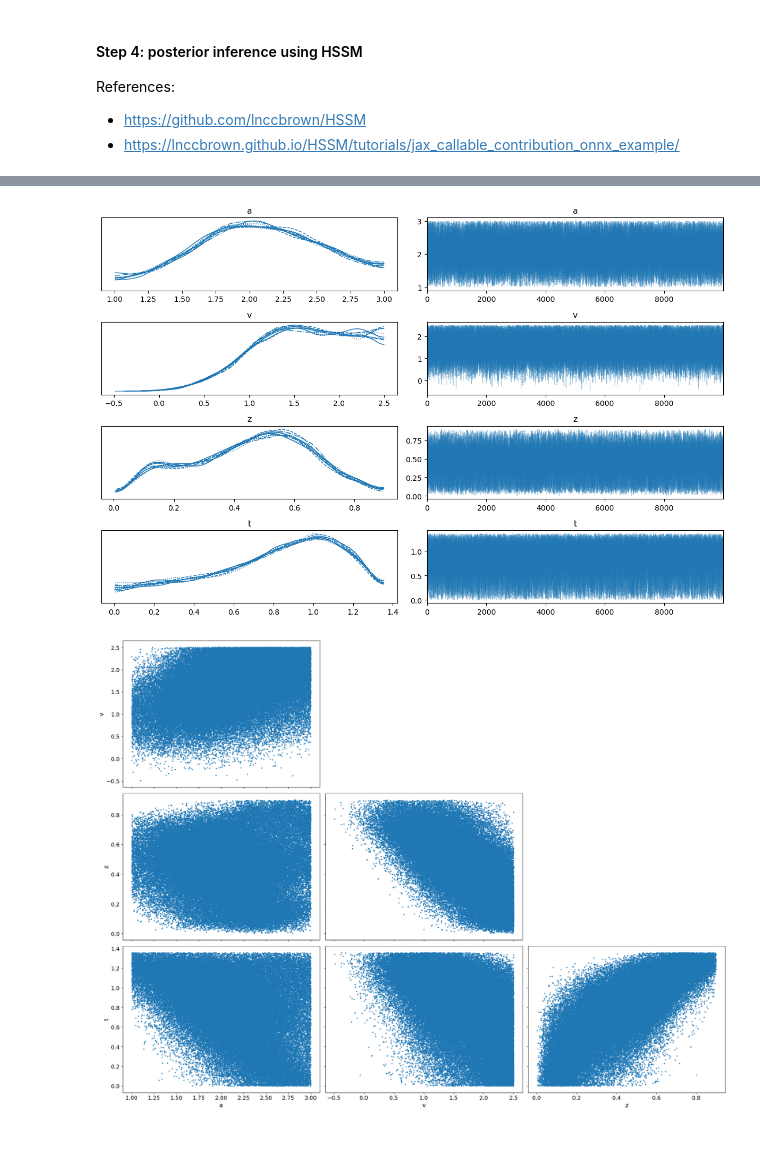
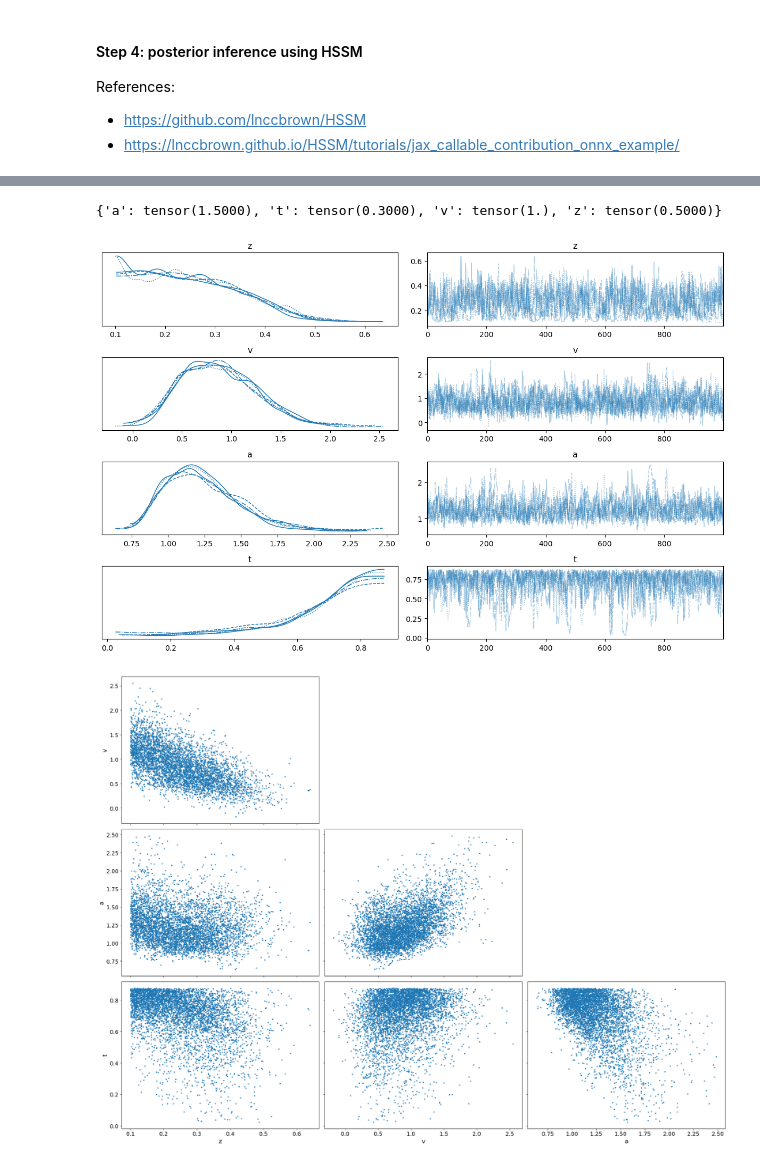
Before and after one commit to hayden-johnson/sbi-ssm, a Jupyter notebook: notebooks/lan-distillation.ipynb, the cells around one changed output, grey strips where cells are left out. Cells and saved outputs as stored; diff of their text form; code cells hidden in the pictures.

Commit message:
update or multiple trials

```diff
--- a/notebooks/lan-distillation.ipynb
+++ b/notebooks/lan-distillation.ipynb
@@ -85,9 +95,13 @@ def simulator(theta: Tensor) -> Tensor:
     return xs
 # %%
 # Define prior bounds on the parameters [v, a, z, t]
+param_names = ["v", "a", "z", "t"]
 param_lower_bounds = th.tensor([-3.0, 0.3, 0.1, 0.0])
 param_upper_bounds = th.tensor([3.0, 2.5, 0.9, 2.0])
 prior = BoxUniform(low=param_lower_bounds, high=param_upper_bounds)
+# %%
+float_bounds = [(low.item(), high.item()) for low, high in zip(param_lower_bounds, param_upper_bounds)]
+param_bounds_dict = dict(zip(param_names, float_bounds))
 # %%
 # validate simulator and prior
 prior, num_parameters, prior_returns_numpy = process_prior(prior)
@@ -330,6 +345,5 @@ jax_logp, _ = mlp.make_forward_partial(
 )
 # %%
 # Testing the signature of the JAX function 1
-n_trials = 10
 jax_logp(np.tile(np.array([1.0, 1.5, 0.5, 0.3, 1.6, 1.0]), (n_trials, 1)))
 # %% [output]
@@ -451,13 +483,8 @@ array([[<Axes: title={'center': 'a'}>, <Axes: title={'center': 'a'}>],
 # Define model config
 my_custom_model_config = ModelConfig(
     response=["rt", "response"],
-    list_params=["v", "a", "z", "t"],
-    bounds={
-        "v": (-2.5, 2.5),
-        "a": (1.0, 3.0),
-        "z": (0.0, 0.9),
-        "t": (0.001, 2),
-    },
+    list_params=param_names,
+    bounds=param_bounds_dict,
     rv=decorated_simulator,
     backend="jax",
     choices=[-1, 1],
@@ -494,9 +525,14 @@ Wall time: 52.3 s
+# %%
+pprint(dict(zip(param_names, theta_obs.squeeze())))
+# %% [output]
+{'a': tensor(1.5000), 't': tensor(0.3000), 'v': tensor(1.), 'z': tensor(0.5000)}
 # %%
-az.plot_trace(model.traces)
+axes = az.plot_trace(model.traces)
 plt.tight_layout()
-
-az.plot_pair(model.traces)
-plt.tight_layout()
 # %% [output]
-[figure, old version]
+[figure, new version]
-[figure, removed]
+# %%
+az.plot_pair(model.traces)
+plt.tight_layout()
+# %% [output]
+[figure, added]
```
Also changed, not shown: parts of 25 cells of this notebook.
